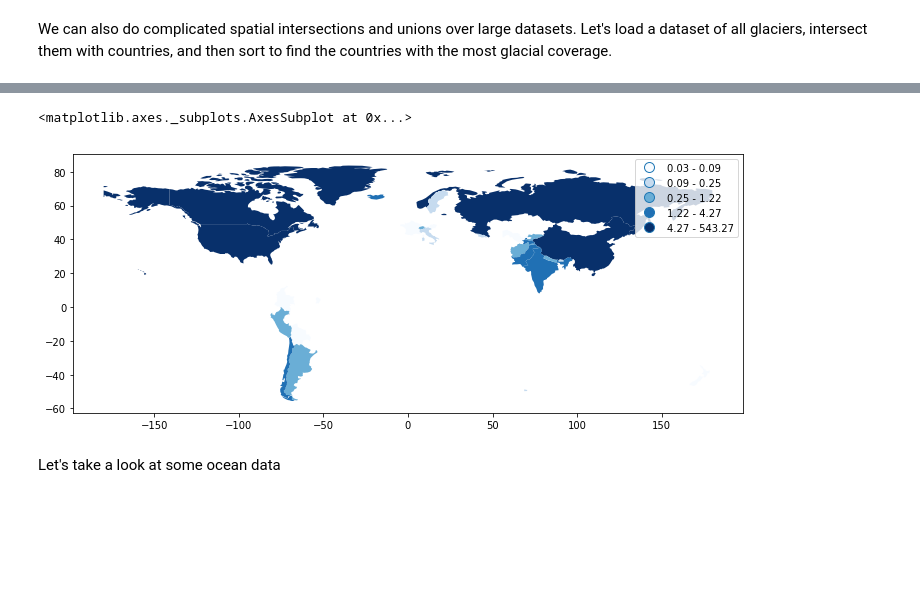
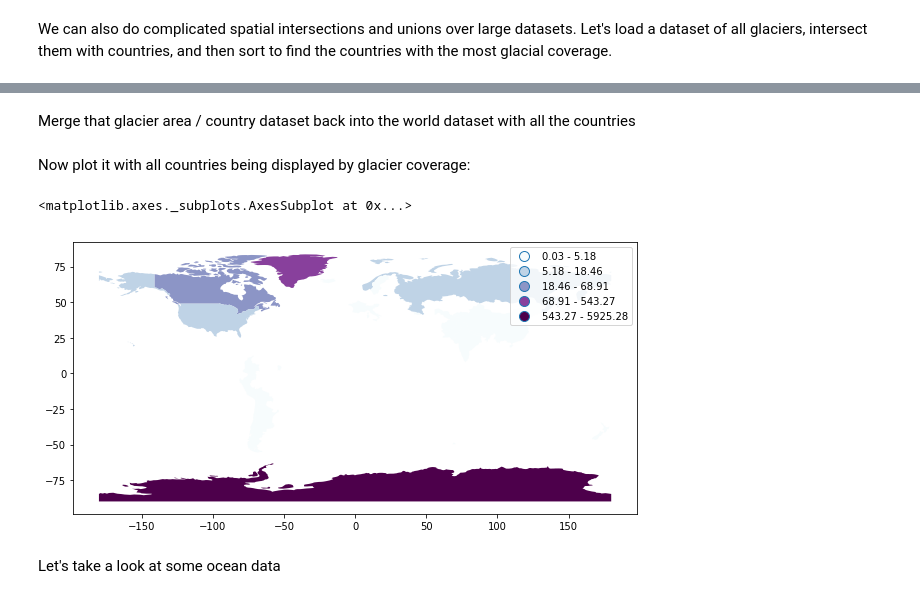
Before and after one commit to ceholden/open-geo-tutorial, a Jupyter notebook: Python/chapters/chapter_4_vector.ipynb, the cells around one changed output, grey strips where cells are left out. Drawn from its saved outputs; the diff is of its cells as text; code cells hidden in the pictures; blank space fills up the shorter version.

```diff
--- a/Python/chapters/chapter_4_vector.ipynb
+++ b/Python/chapters/chapter_4_vector.ipynb
@@ -438,3 +440,5 @@ glacial_countries.sort_values('area', ascending=False).head(5) # now sort and di
+# %% [markdown]
+Merge that glacier area / country dataset back into the world dataset with all the countries
 # %%
 glacial_world = world.merge(glacial_countries, right_on='name_1', left_on='name')
 # %%
@@ -441,11 +446,13 @@ glacial_world = world.merge(glacial_countries, right_on='name_1', left_on='name'
 glacial_world['geometry'] = glacial_world['geometry_x']
 glacial_world = gpd.GeoDataFrame(glacial_world)
+# %% [markdown]
+Now plot it with all countries being displayed by glacier coverage:
 # %%
 fig, ax = plt.subplots(figsize=(12,5))
-glacial_world.plot(column='area', legend=True, ax=ax, scheme='quantiles', cmap='Blues')
+glacial_world.plot(column='area', legend=True, ax=ax, scheme='fisher_Jenks', cmap='BuPu')
 # %% [output]
 <matplotlib.axes._subplots.AxesSubplot at 0x...>
-[figure, old version]
+[figure, new version]
 # %% [markdown]
 Let's take a look at some ocean data
 # %%
```
Also changed, not shown: parts of 37 cells of this notebook, 34 other files.
